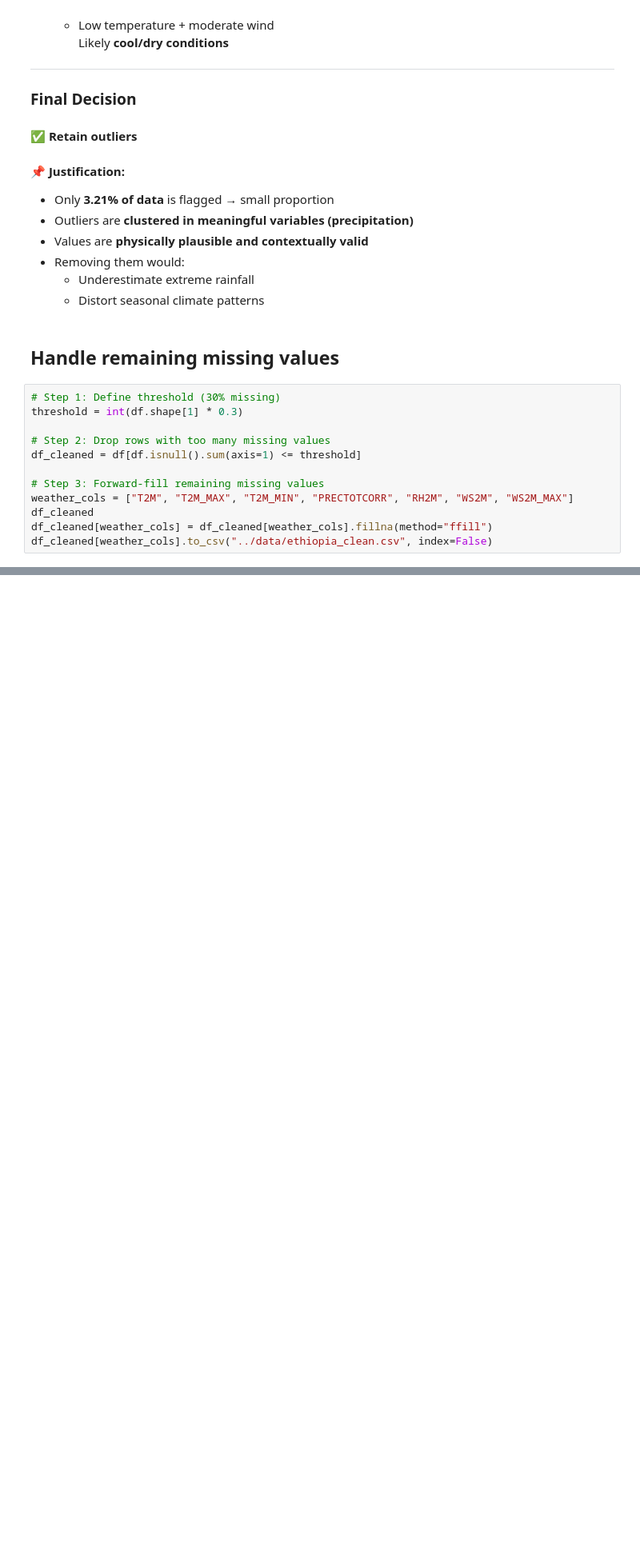
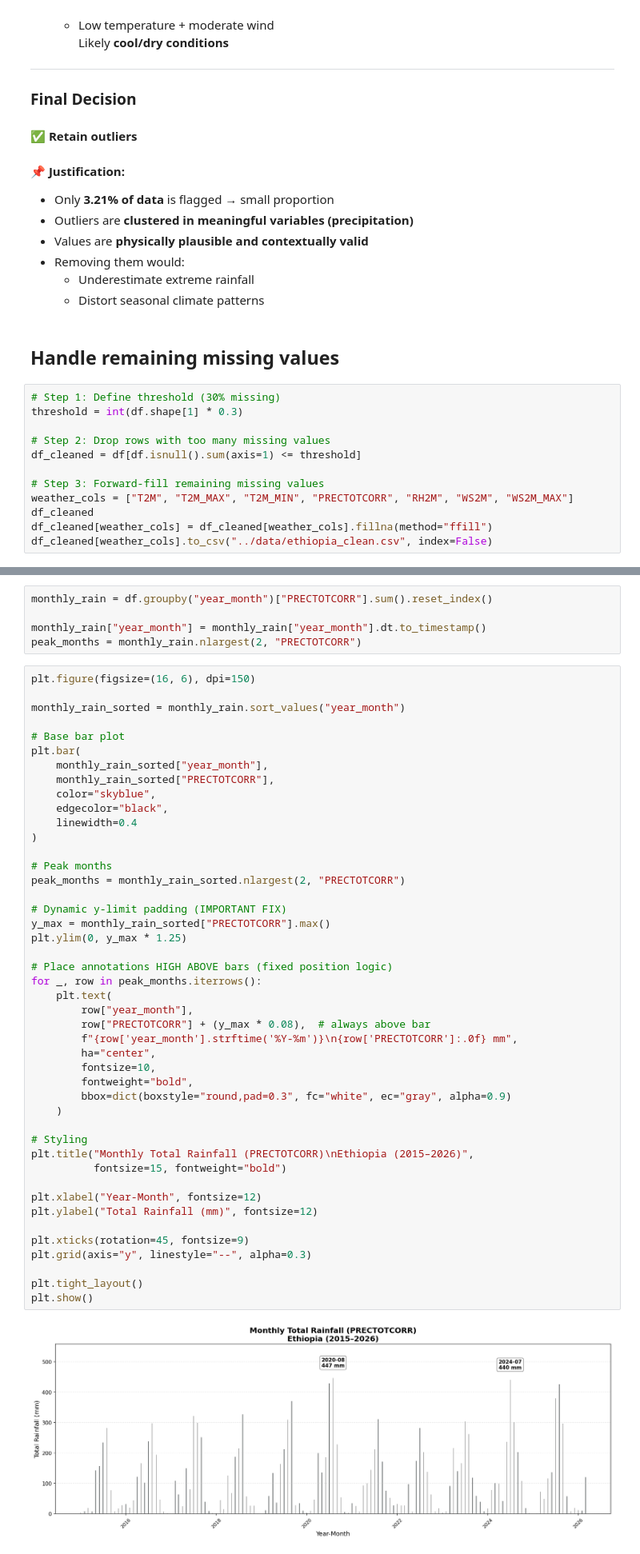
Before and after one commit to bemnetne/climate-challenge-week0, a Jupyter notebook: notebooks/ethiopia_eda.ipynb, the cells around one changed output, grey strips where cells are left out. Shown at 80% size. Cells and saved outputs as stored; diff of their text form; blank space fills up the shorter version.

```diff
--- a/notebooks/ethiopia_eda.ipynb
+++ b/notebooks/ethiopia_eda.ipynb
@@ -379,0 +443,52 @@ df_cleaned[weather_cols].to_csv("../data/ethiopia_clean.csv", index=False)
+# %%
+monthly_rain = df.groupby("year_month")["PRECTOTCORR"].sum().reset_index()
+
+monthly_rain["year_month"] = monthly_rain["year_month"].dt.to_timestamp()
+peak_months = monthly_rain.nlargest(2, "PRECTOTCORR")
+# %%
+plt.figure(figsize=(16, 6), dpi=150)
+
+monthly_rain_sorted = monthly_rain.sort_values("year_month")
+
+# Base bar plot
+plt.bar(
+    monthly_rain_sorted["year_month"],
+    monthly_rain_sorted["PRECTOTCORR"],
+    color="skyblue",
+    edgecolor="black",
+    linewidth=0.4
+)
+
+# Peak months
+peak_months = monthly_rain_sorted.nlargest(2, "PRECTOTCORR")
+
+# Dynamic y-limit padding (IMPORTANT FIX)
+y_max = monthly_rain_sorted["PRECTOTCORR"].max()
+plt.ylim(0, y_max * 1.25)
+
+# Place annotations HIGH ABOVE bars (fixed position logic)
+for _, row in peak_months.iterrows():
+    plt.text(
+        row["year_month"],
+        row["PRECTOTCORR"] + (y_max * 0.08),  # always above bar
+        f"{row['year_month'].strftime('%Y-%m')}\n{row['PRECTOTCORR']:.0f} mm",
+        ha="center",
+        fontsize=10,
+        fontweight="bold",
+        bbox=dict(boxstyle="round,pad=0.3", fc="white", ec="gray", alpha=0.9)
+    )
+
+# Styling
+plt.title("Monthly Total Rainfall (PRECTOTCORR)\nEthiopia (2015–2026)",
+          fontsize=15, fontweight="bold")
+
+plt.xlabel("Year-Month", fontsize=12)
+plt.ylabel("Total Rainfall (mm)", fontsize=12)
+
+plt.xticks(rotation=45, fontsize=9)
+plt.grid(axis="y", linestyle="--", alpha=0.3)
+
+plt.tight_layout()
+plt.show()
+# %% [output]
+[figure, added]
```
Also changed, not shown: parts of 6 cells of this notebook.
